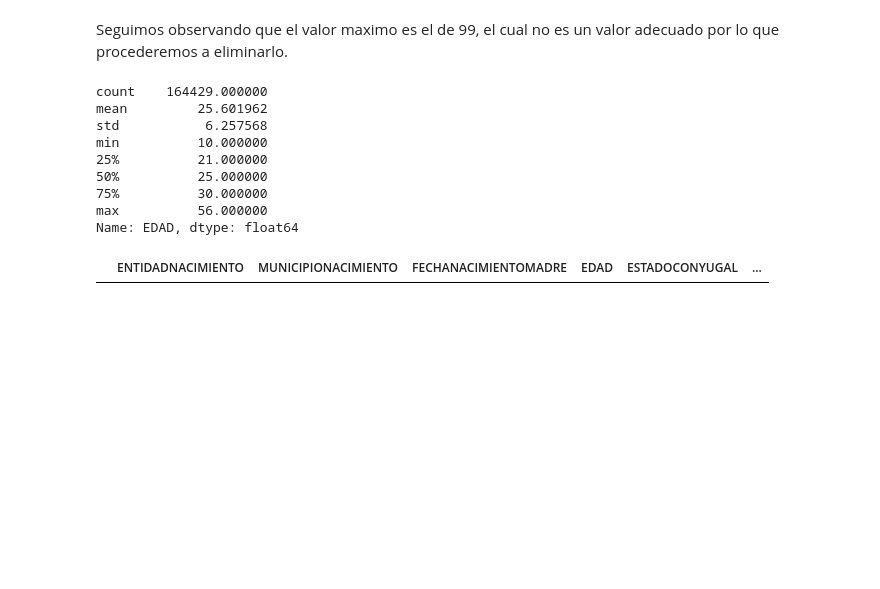
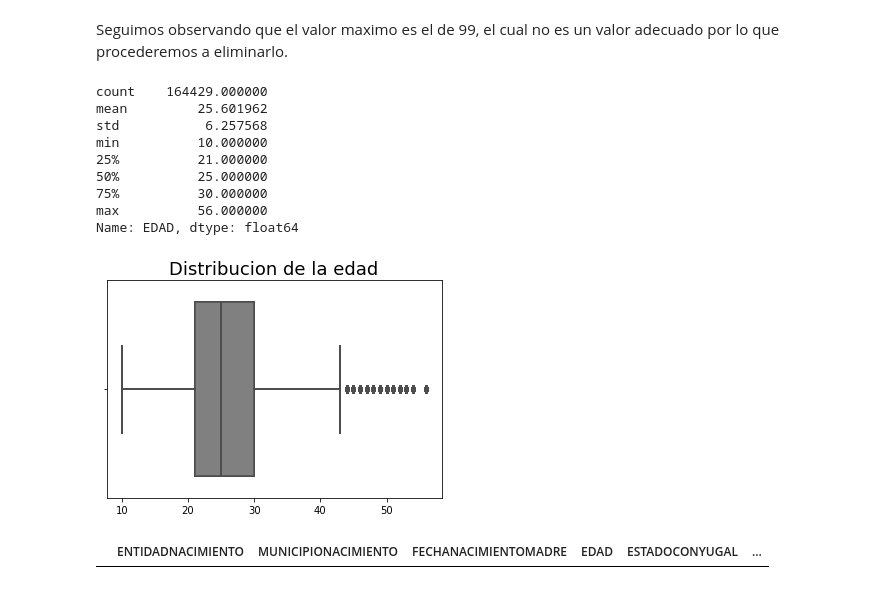
Before and after one commit to benjalm21/ProyectoFinal_IC, a Jupyter notebook: Limpieza de datos.ipynb, the cells around one changed output. Drawn from its saved outputs; the diff is of its cells as text; code cells hidden in the pictures; blank space fills up the shorter version.

```diff
--- a/Limpieza de datos.ipynb
+++ b/Limpieza de datos.ipynb
@@ -179,6 +204,14 @@ min          10.000000
 75%          30.000000
 max          56.000000
 Name: EDAD, dtype: float64
+# %%
+boxplot = sns.boxplot(
+        x=TotalNacimientosSonora.EDAD,
+        color='GRAY')
+boxplot.set_title('Distribucion de la edad', fontsize = 18)
+_ = boxplot.set_xlabel('', fontsize = 15)
+# %% [output]
+[figure, added]
 # %%
 TotalNacimientosSonora[TotalNacimientosSonora['EDAD']==0]
 # %% [output]
```
Also changed, not shown: parts of 16 cells of this notebook, 19 other files.
